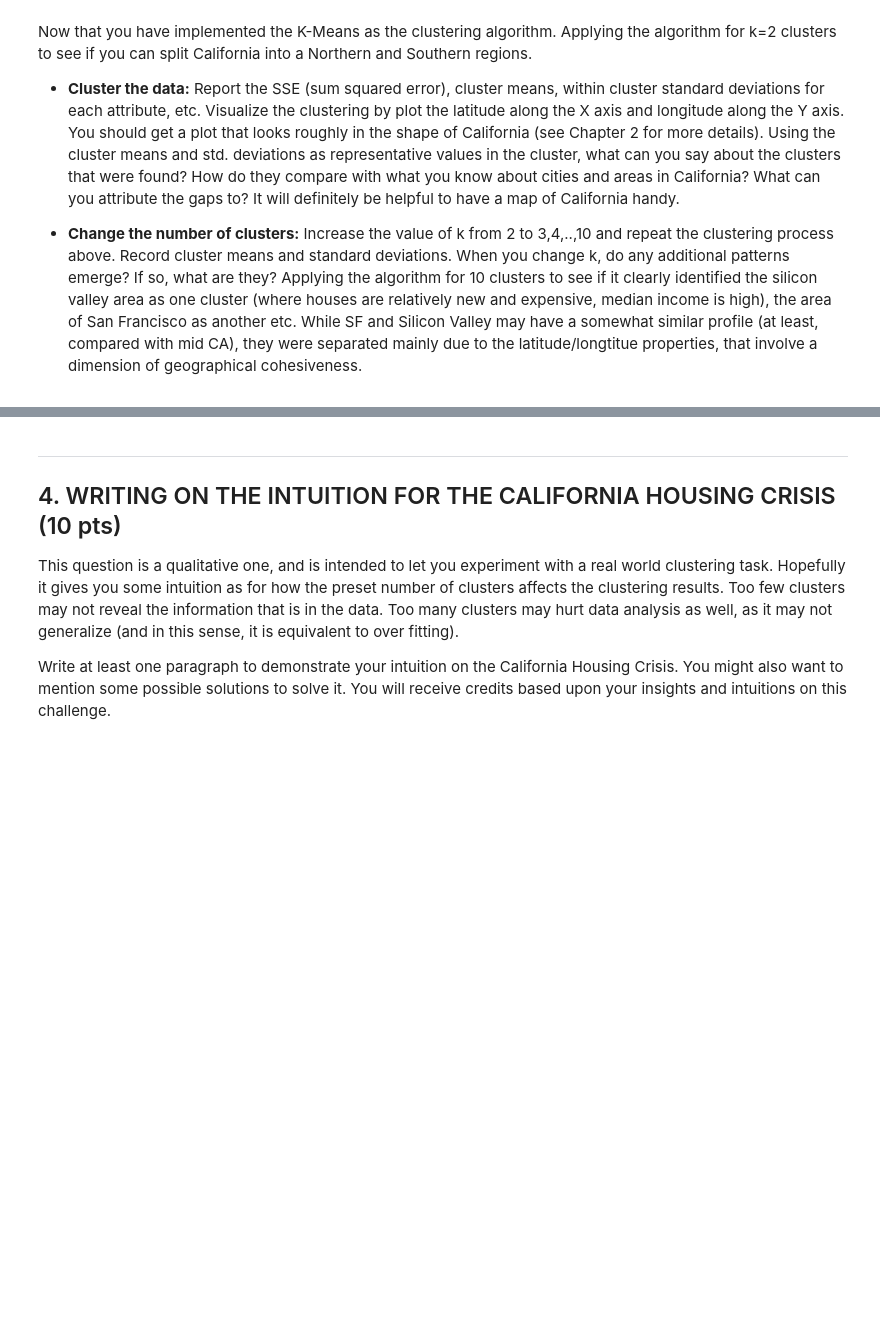
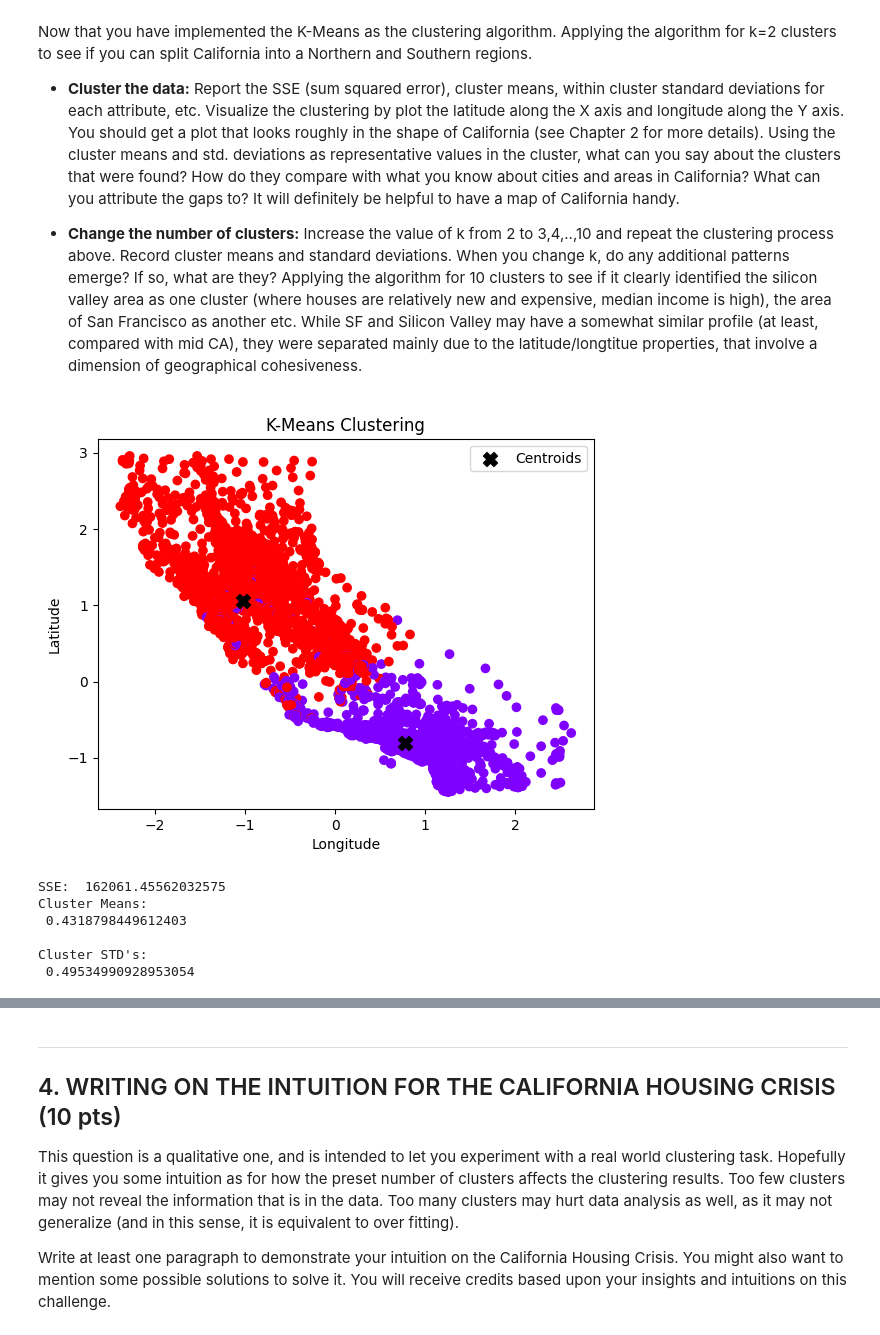
Before and after one commit to wloving77/Fall2023Classes, a Jupyter notebook: Machine_Learning/Assignment2/wfl9zy_assignment_2_kmeans.ipynb, the cells around one changed output, grey strips where cells are left out. Saved outputs shown, nothing was run; the diff lists cells and outputs as text; code cells hidden in the pictures; blank space fills up the shorter version.

Commit message:
Kmeans implemented!

```diff
--- a/Machine_Learning/Assignment2/wfl9zy_assignment_2_kmeans.ipynb
+++ b/Machine_Learning/Assignment2/wfl9zy_assignment_2_kmeans.ipynb
@@ -117,0 +189,50 @@ Now that you have implemented the K-Means as the clustering algorithm. Applying
+# %%
+cluster_assignments1, centroids1 = KMeans(df_cleaned, 2, 2, 100)
+cluster_assignments2, centroids2 = KMeans(df_cleaned, 3, 2, 100)
+cluster_assignments3, centroids3 = KMeans(df_cleaned, 4, 2, 100)
+cluster_assignments4, centroids4 = KMeans(df_cleaned, 10, 2, 100)
+# %%
+# Your code goes here
+import matplotlib.pyplot as plt
+
+# Create a scatter plot of the data points colored by cluster assignment.
+
+def plot_clustering(df_cleaned, centroids, cluster_assignments):
+    plt.scatter(df_cleaned['longitude'], df_cleaned['latitude'], c=cluster_assignments, cmap='rainbow')
+
+    # Plot centroids as markers.
+    plt.scatter(centroids[:,0], centroids[: ,1], marker='X', s=100, c='black', label='Centroids')
+
+
+    plt.xlabel('Longitude')
+    plt.ylabel('Latitude')
+    plt.title('K-Means Clustering')
+    plt.legend()
+    plt.show()
+
+    #print the sqrt(SSE)
+    print("SSE: ", (calculate_sse(df_cleaned, centroids, cluster_assignments)))
+    df_grouped = df_cleaned.copy()
+    df_grouped['Clusters'] = cluster_assignments
+    #df_grouped.groupby("Clusters")
+    print(f"Cluster Means:\n {df_grouped['Clusters'].mean()} \n")
+    print(f"Cluster STD's:\n {df_grouped['Clusters'].std()} \n")
+
+
+# Your paragraph goes here for this section
+'''
+When using K=2 for our KMeans clustering algorithm, depending on the random value provided by the random library in python, we often get a pretty clean split across the state of California
+bisecting the state into two clean halves. Another common outcome is the clustering algorithm getting lost in the median_house_value and instead clustering east-west with houses closer
+to the coast being in one cluster and those more inland being in another. This problem can often be entirely mitigated by using K=3 which allows for both clusterings to be true, coastal homes
+being in their own cluster and then north-south being clusters. The K=2 approach essentially split the state into NorCal and SoCal likely based mostly on the longitude and latitude variables.
+If we instead base our clustering exclusively on median_house_value we will get a more east-west split.
+'''
+plot_clustering(df_cleaned, centroids1, cluster_assignments1)
+# %% [output]
+[figure, added]
+SSE:  162061.45562032575
+Cluster Means:
+ 0.4318798449612403
+
+Cluster STD's:
+ 0.49534990928953054
```
Also changed, not shown: parts of 14 cells of this notebook, 7 other files.
